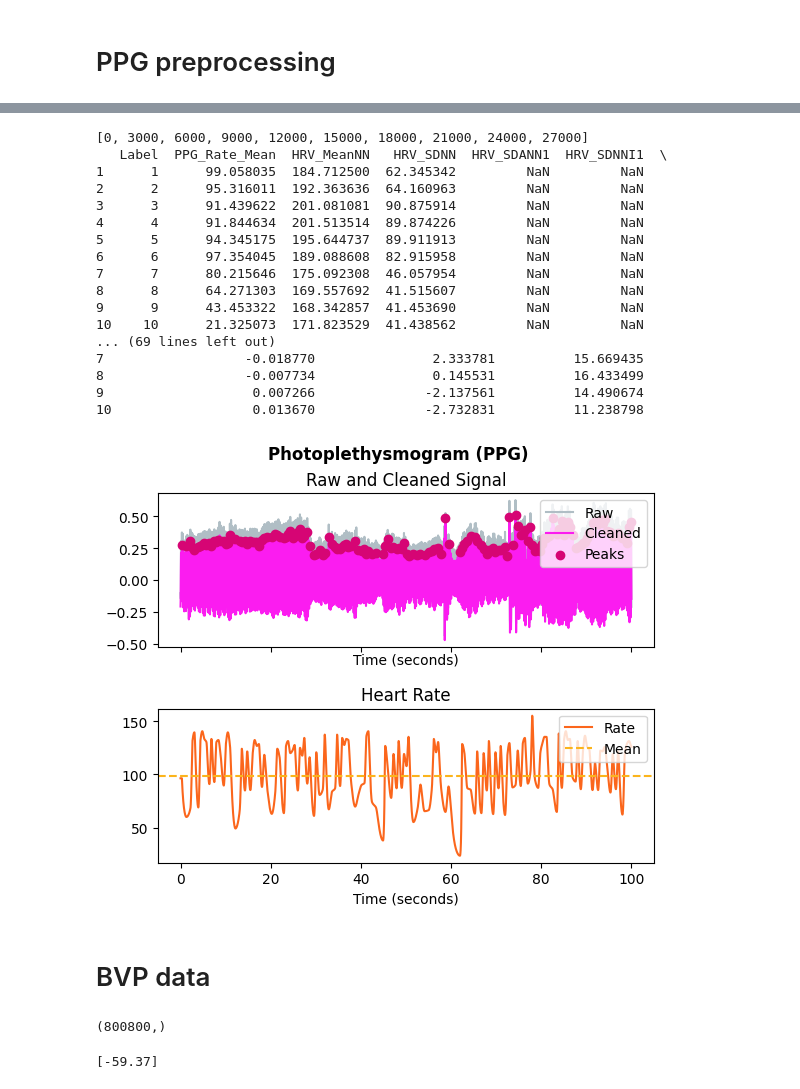
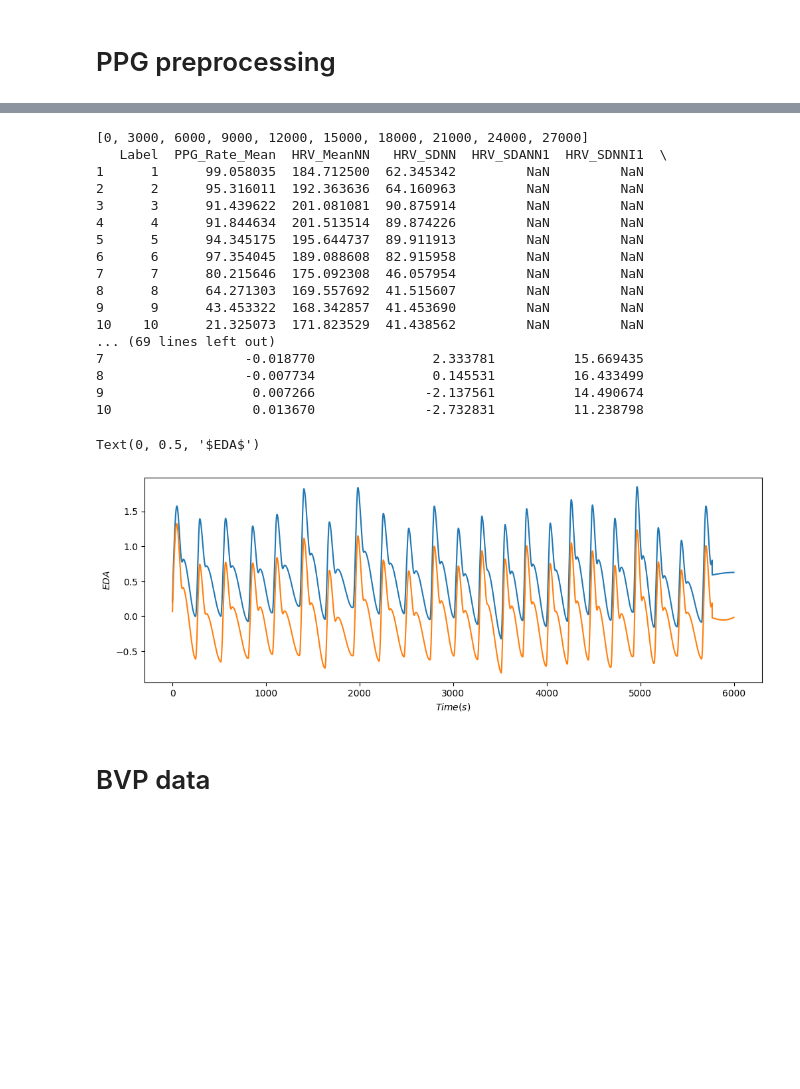
Before and after one commit to aacudad/EPO4-C2, a Jupyter notebook: PPG_preprocessing.ipynb, the cells around one changed output, grey strips where cells are left out. Drawn from its saved outputs; the diff is of its cells as text; code cells hidden in the pictures; blank space fills up the shorter version.

```diff
--- a/PPG_preprocessing.ipynb
+++ b/PPG_preprocessing.ipynb
@@ -52,7 +52,7 @@ data_samp = data["PPG"]
 df, info = nk.ppg_process(data["PPG"], sampling_rate=300)
 
 # Visualize the processing
-nk.ppg_plot(df, sampling_rate=300)
+#nk.ppg_plot(df, sampling_rate=300)
 
 epochs = nk.epochs_create(df, events=event_time, sampling_rate=100,
                           epochs_end=150)
@@ -82,14 +82,31 @@ print(features_event)
 8                  -0.007734               0.145531          16.433499
 9                   0.007266              -2.137561          14.490674
 10                  0.013670              -2.732831          11.238798
-[figure, removed]
+# %%
+ppg = nk.ppg_simulate(duration=20, sampling_rate= 300, heart_rate=70)
+data = pd.DataFrame({"PPG": ppg,})
+
+############ lowpass filtering
+# Parameters
+order = 5
+frequency = 0.3
+sampling_rate = 300
+frequency = frequency / (sampling_rate / 2)  # Normalize frequency to Nyquist Frequency (Fs/2).
+
+
+# Filtering
+b, a = scipy.signal.butter(order, frequency, btype='high')
+eda_lp = scipy.signal.filtfilt(b, a, ppg)
+
+# plot
+plt.figure(figsize=(12,4))
+plt.plot(data)
+plt.plot(eda_lp)
+# labels and titles
+plt.xlabel('$Time (s)$')
+plt.ylabel('$EDA$')
+# %% [output]
+Text(0, 0.5, '$EDA$')
+[figure, added]
 # %% [markdown]
 # BVP data
-# %%
-print(baseline.shape)
-# %% [output]
-(800800,)
-# %%
-print(wrist_data_dict['BVP'][0])
-# %% [output]
-[-59.37]
```
Also changed, not shown: parts of 7 cells of this notebook.
